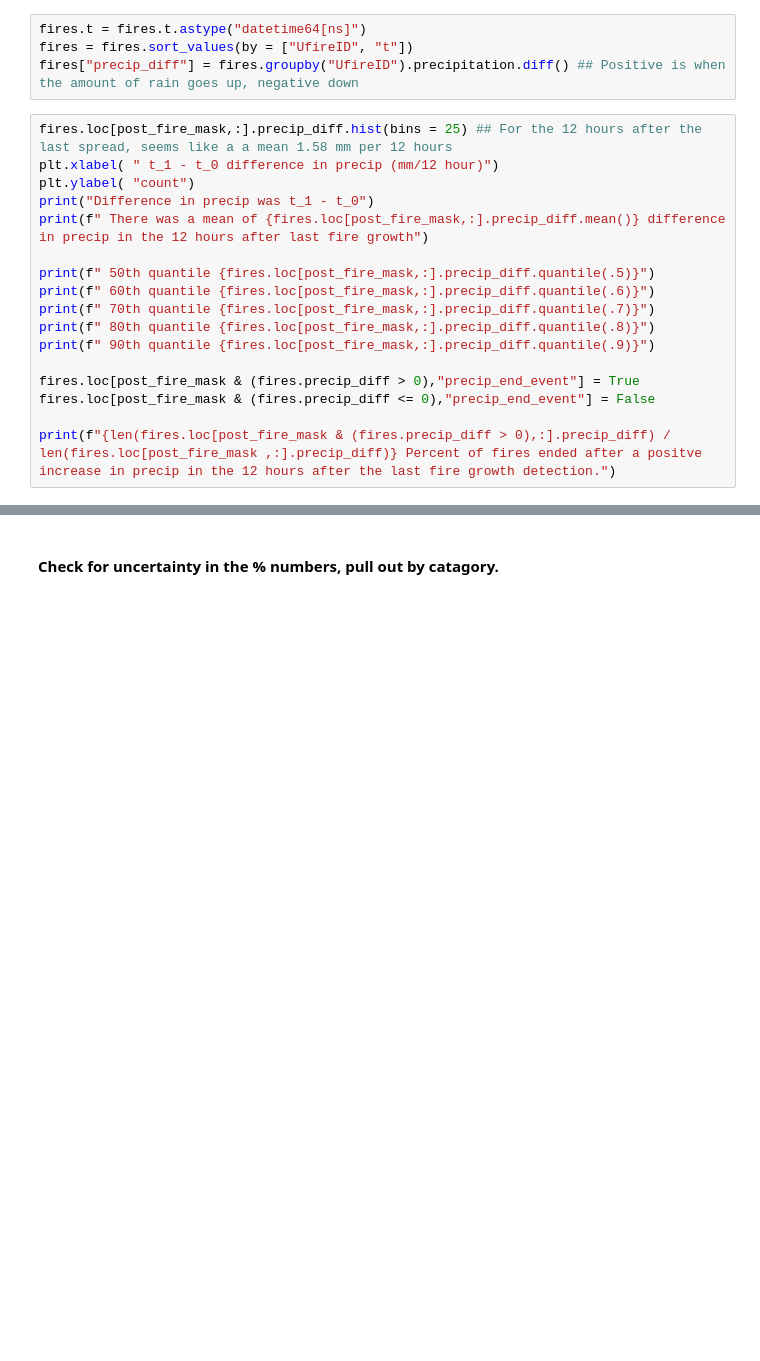
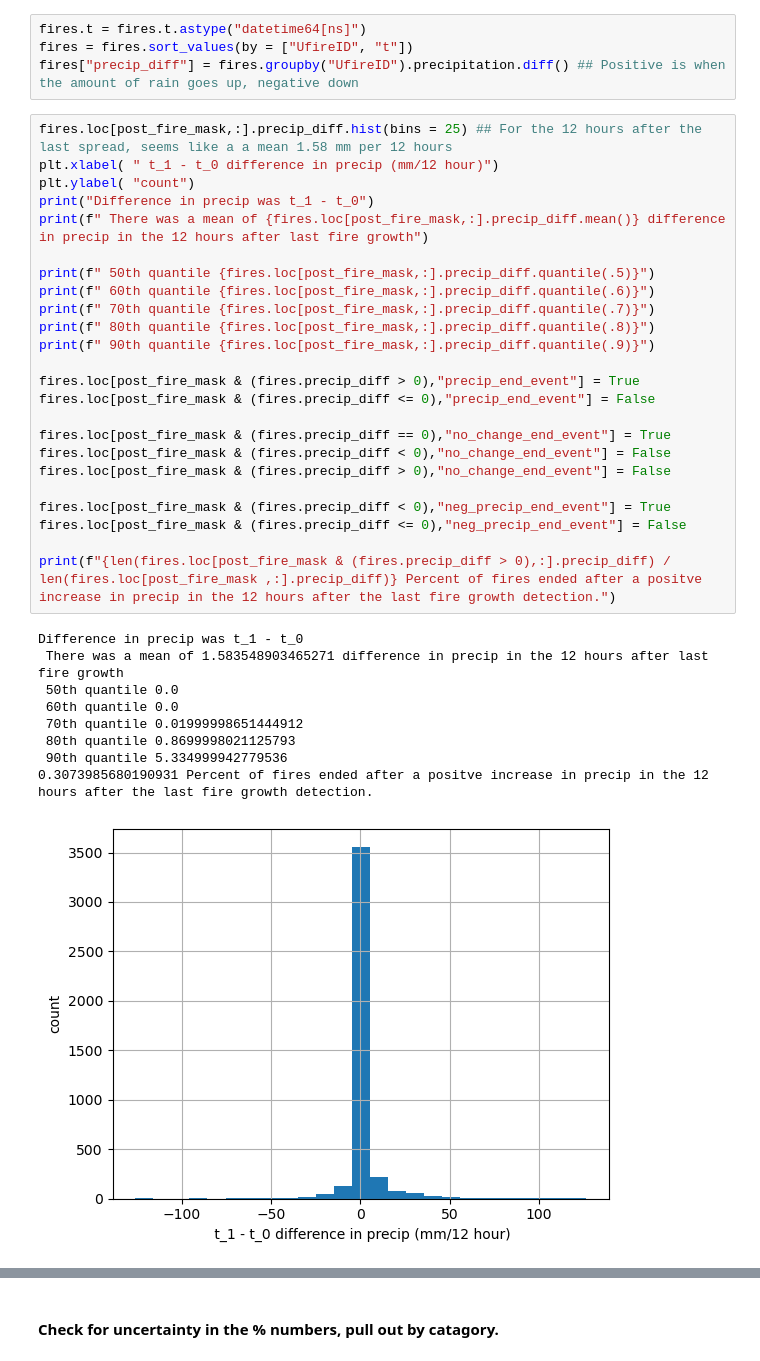
Before and after one commit to mccabete/precip, a Jupyter notebook: precip_stopping_hh.ipynb, the cells around one changed output, grey strips where cells are left out. Saved outputs shown, nothing was run; the diff lists cells and outputs as text; blank space fills up the shorter version.

```diff
--- a/precip_stopping_hh.ipynb
+++ b/precip_stopping_hh.ipynb
@@ -182,17 +256,34 @@ fires["precip_diff"] = fires.groupby("UfireID").precipitation.diff() ## Positive
 # %%
 fires.loc[post_fire_mask,:].precip_diff.hist(bins = 25) ## For the 12 hours after the last spread, seems like a a mean 1.58 mm per 12 hours
 plt.xlabel( " t_1 - t_0 difference in precip (mm/12 hour)")
 plt.ylabel( "count")
 print("Difference in precip was t_1 - t_0")
 print(f" There was a mean of {fires.loc[post_fire_mask,:].precip_diff.mean()} difference in precip in the 12 hours after last fire growth")
 
 print(f" 50th quantile {fires.loc[post_fire_mask,:].precip_diff.quantile(.5)}")
 print(f" 60th quantile {fires.loc[post_fire_mask,:].precip_diff.quantile(.6)}")
 print(f" 70th quantile {fires.loc[post_fire_mask,:].precip_diff.quantile(.7)}")
 print(f" 80th quantile {fires.loc[post_fire_mask,:].precip_diff.quantile(.8)}")
 print(f" 90th quantile {fires.loc[post_fire_mask,:].precip_diff.quantile(.9)}")
 
 fires.loc[post_fire_mask & (fires.precip_diff > 0),"precip_end_event"] = True
 fires.loc[post_fire_mask & (fires.precip_diff <= 0),"precip_end_event"] = False
 
+fires.loc[post_fire_mask & (fires.precip_diff == 0),"no_change_end_event"] = True
+fires.loc[post_fire_mask & (fires.precip_diff < 0),"no_change_end_event"] = False
+fires.loc[post_fire_mask & (fires.precip_diff > 0),"no_change_end_event"] = False
+
+fires.loc[post_fire_mask & (fires.precip_diff < 0),"neg_precip_end_event"] = True
+fires.loc[post_fire_mask & (fires.precip_diff <= 0),"neg_precip_end_event"] = False
+
 print(f"{len(fires.loc[post_fire_mask & (fires.precip_diff > 0),:].precip_diff) / len(fires.loc[post_fire_mask ,:].precip_diff)} Percent of fires ended after a positve increase in precip in the 12 hours after the last fire growth detection.")
+# %% [output]
+Difference in precip was t_1 - t_0
+ There was a mean of 1.583548903465271 difference in precip in the 12 hours after last fire growth
+ 50th quantile 0.0
+ 60th quantile 0.0
+ 70th quantile 0.01999998651444912
+ 80th quantile 0.8699998021125793
+ 90th quantile 5.334999942779536
+0.3073985680190931 Percent of fires ended after a positve increase in precip in the 12 hours after the last fire growth detection.
+[figure, added]
```
Also changed, not shown: parts of 33 cells of this notebook.
